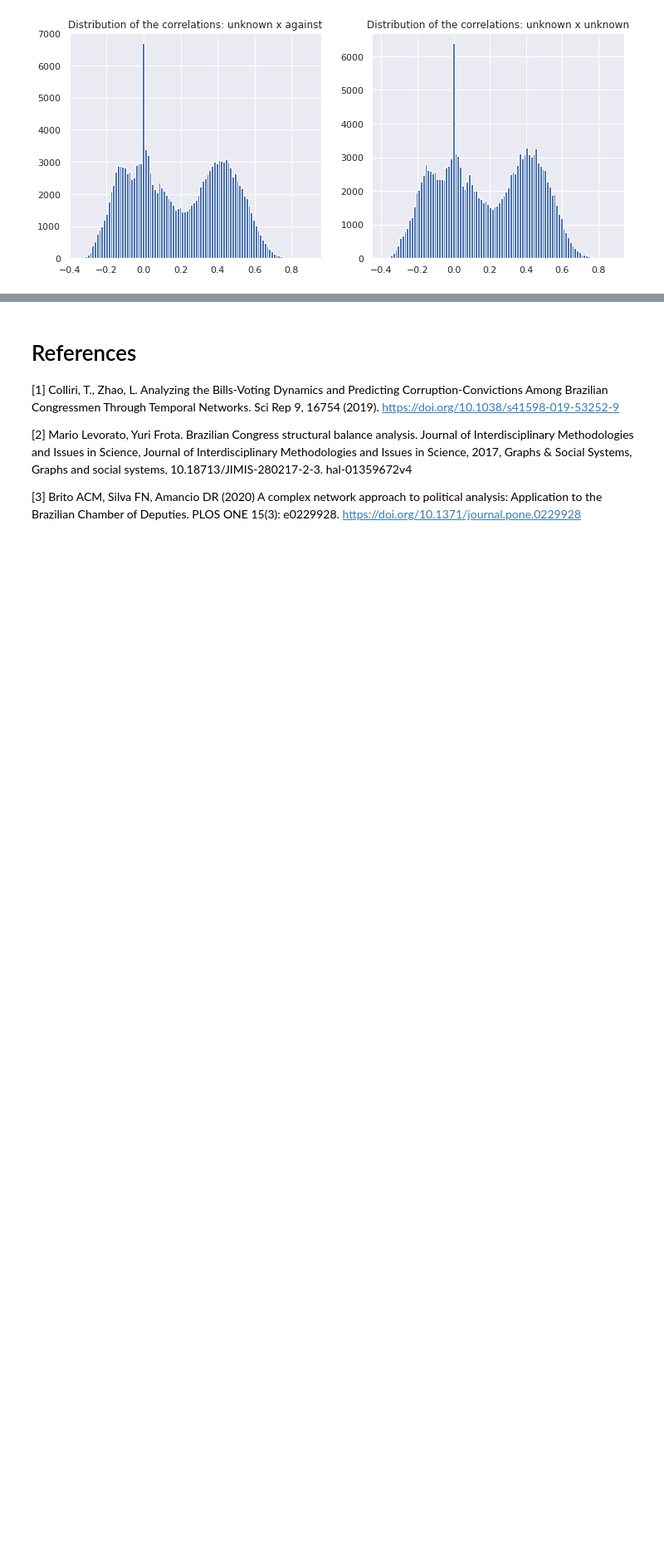
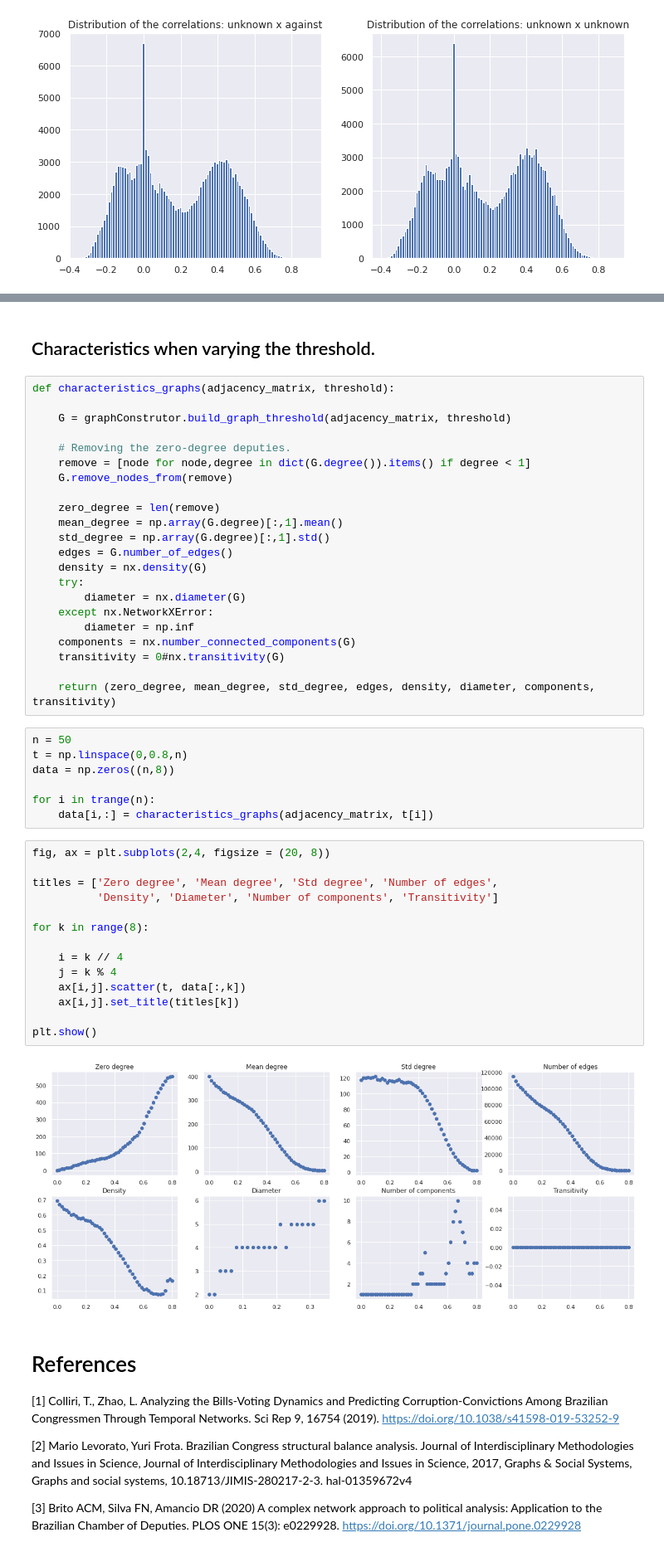
Before and after one commit to lucasmoschen/project-network-science, a Jupyter notebook: notebooks/network_construction.ipynb, the cells around one changed output, grey strips where cells are left out. Shown: that part at 83% size. Saved outputs shown, nothing was run; the diff lists cells and outputs as text; blank space fills up the shorter version.

```diff
--- a/notebooks/network_construction.ipynb
+++ b/notebooks/network_construction.ipynb
@@ -248,3 +245,50 @@ adjacency_matrix = build_adjacency_matrix_from_inner_product(incidence_matrix, '
+# %% [markdown]
+## Characteristics when varying the threshold.
+# %%
+def characteristics_graphs(adjacency_matrix, threshold):
+
+    G = graphConstrutor.build_graph_threshold(adjacency_matrix, threshold)
+
+    # Removing the zero-degree deputies.
+    remove = [node for node,degree in dict(G.degree()).items() if degree < 1]
+    G.remove_nodes_from(remove)
+
+    zero_degree = len(remove)
+    mean_degree = np.array(G.degree)[:,1].mean()
+    std_degree = np.array(G.degree)[:,1].std()
+    edges = G.number_of_edges()
+    density = nx.density(G)
+    try:
+        diameter = nx.diameter(G)
+    except nx.NetworkXError:
+        diameter = np.inf
+    components = nx.number_connected_components(G)
+    transitivity = 0#nx.transitivity(G)
+
+    return (zero_degree, mean_degree, std_degree, edges, density, diameter, components, transitivity)
+# %%
+n = 50
+t = np.linspace(0,0.8,n)
+data = np.zeros((n,8))
+
+for i in trange(n):
+    data[i,:] = characteristics_graphs(adjacency_matrix, t[i])
+# %%
+fig, ax = plt.subplots(2,4, figsize = (20, 8))
+
+titles = ['Zero degree', 'Mean degree', 'Std degree', 'Number of edges',
+          'Density', 'Diameter', 'Number of components', 'Transitivity']
+
+for k in range(8):
+
+    i = k // 4
+    j = k % 4
+    ax[i,j].scatter(t, data[:,k])
+    ax[i,j].set_title(titles[k])
+
+plt.show()
+# %% [output]
+[figure, added]
 # %% [markdown]
 # References
 
```
Also changed, not shown: parts of 21 cells of this notebook, 1 other file.
